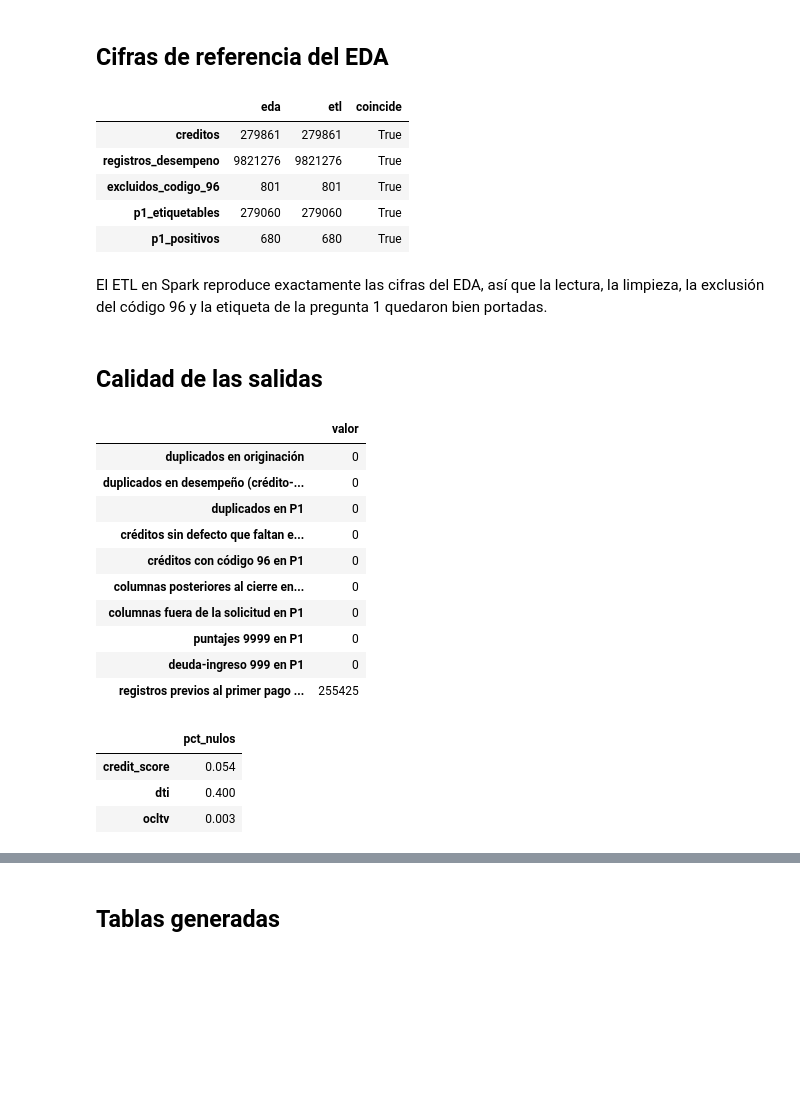
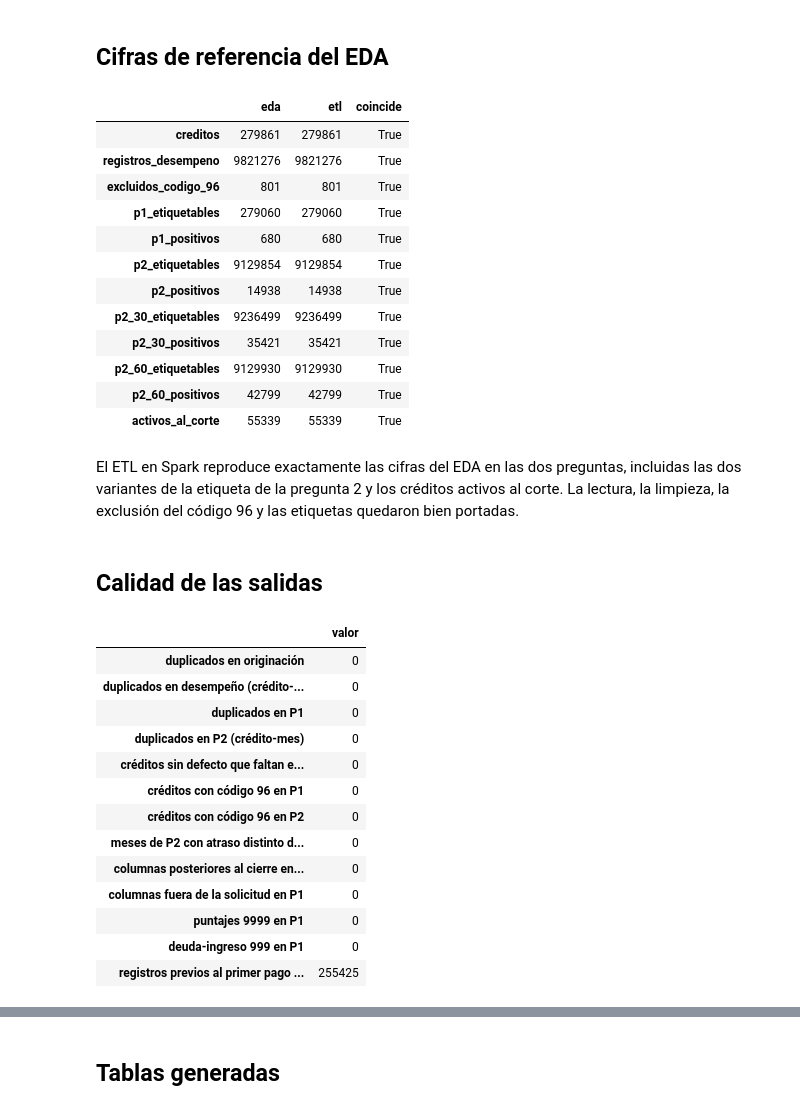
Before and after one commit to OSCARORTEGA95/Proyecto-de-Riesgo-de-Credito-Hipotecario, a Jupyter notebook: notebooks/02_etl.ipynb, the cells around one changed output, grey strips where cells are left out. Saved outputs shown, nothing was run; the diff lists cells and outputs as text; code cells hidden in the pictures; blank space fills up the shorter version.

Commit message:
etl: tabla de la pregunta 2 y tablas del tablero, escritura reproducible

```diff
--- a/notebooks/02_etl.ipynb
+++ b/notebooks/02_etl.ipynb
@@ -36,36 +59,54 @@ pd.Series(metricas, name="valor").to_frame()
 # %% [markdown]
 ## Cifras de referencia del EDA
 # %%
-referencia = {"creditos": 279861, "registros_desempeno": 9821276, "excluidos_codigo_96": 801,
-              "p1_etiquetables": 279060, "p1_positivos": 680}
+referencia = {
+    "creditos": 279861, "registros_desempeno": 9821276, "excluidos_codigo_96": 801,
+    "p1_etiquetables": 279060, "p1_positivos": 680,
+    "p2_etiquetables": 9129854, "p2_positivos": 14938,
+    "p2_30_etiquetables": 9236499, "p2_30_positivos": 35421,
+    "p2_60_etiquetables": 9129930, "p2_60_positivos": 42799,
+    "activos_al_corte": 55339,
+}
 comparacion = pd.DataFrame({"eda": referencia, "etl": {k: metricas[k] for k in referencia}})
 comparacion["coincide"] = comparacion.eda == comparacion.etl
 assert comparacion.coincide.all()
 comparacion
 # %% [output]
 |  | eda | etl | coincide |
 | creditos | 279861 | 279861 | True |
 | registros_desempeno | 9821276 | 9821276 | True |
 | excluidos_codigo_96 | 801 | 801 | True |
 | p1_etiquetables | 279060 | 279060 | True |
 | p1_positivos | 680 | 680 | True |
+| p2_etiquetables | 9129854 | 9129854 | True |
+| p2_positivos | 14938 | 14938 | True |
+| p2_30_etiquetables | 9236499 | 9236499 | True |
+| p2_30_positivos | 35421 | 35421 | True |
+| p2_60_etiquetables | 9129930 | 9129930 | True |
+| p2_60_positivos | 42799 | 42799 | True |
+| activos_al_corte | 55339 | 55339 | True |
 # %% [markdown]
-El ETL en Spark reproduce exactamente las cifras del EDA, así que la lectura, la limpieza, la exclusión del código 96 y la etiqueta de la pregunta 1 quedaron bien portadas.
+El ETL en Spark reproduce exactamente las cifras del EDA en las dos preguntas, incluidas las dos variantes de la etiqueta de la pregunta 2 y los créditos activos al corte. La lectura, la limpieza, la exclusión del código 96 y las etiquetas quedaron bien portadas.
 # %% [markdown]
 ## Calidad de las salidas
 # %%
+perf, p2 = leer["desempeno"], leer["p2"]
 sin_defecto = set(orig.loc[~orig.defecto, "loan_id"])
+defecto = spark.createDataFrame(orig.loc[orig.defecto, ["loan_id"]])
 chequeos = pd.Series({
     "duplicados en originación": orig.loan_id.duplicated().sum(),
-    "duplicados en desempeño (crédito-mes)": perf.duplicated(["loan_id", "period"]).sum(),
+    "duplicados en desempeño (crédito-mes)": perf.count() - perf.select("loan_id", "period").distinct().count(),
     "duplicados en P1": p1.loan_id.duplicated().sum(),
+    "duplicados en P2 (crédito-mes)": p2.count() - p2.select("loan_id", "period").distinct().count(),
     "créditos sin defecto que faltan en P1": len(sin_defecto - set(p1.loan_id)),
     "créditos con código 96 en P1": len(set(p1.loan_id) - sin_defecto),
-    "columnas posteriores al cierre en desempeño": len(set(esquema.POSTERIORES_AL_CIERRE) & set(pd.read_parquet(RUTAS["desempeno"]).columns)),
+    "créditos con código 96 en P2": p2.join(defecto, "loan_id").select("loan_id").distinct().count(),
+    "meses de P2 con atraso distinto de 0 o 30 días": p2.where(~F.col("dlq_num").isin(0, 1)).count(),
+    "columnas posteriores al cierre en desempeño o P2": len(set(esquema.POSTERIORES_AL_CIERRE) & set(perf.columns + p2.columns)),
     "columnas fuera de la solicitud en P1": len(set(p1.columns) - set(etl.VARIABLES_P1) - {"loan_id", "first_payment_date", "y_p1", "trimestre"}),
     "puntajes 9999 en P1": (p1.credit_score == 9999).sum(),
     "deuda-ingreso 999 en P1": (p1.dti == 999).sum(),
-    "registros previos al primer pago (edad <= 0)": (perf.edad <= 0).sum(),
+    "registros previos al primer pago (edad <= 0)": perf.where(F.col("edad") <= 0).count(),
 }, name="valor")
 chequeos.to_frame()
 # %% [output]
@@ -73,18 +114,13 @@ chequeos.to_frame()
 | duplicados en originación | 0 |
 | duplicados en desempeño (crédito-... | 0 |
 | duplicados en P1 | 0 |
+| duplicados en P2 (crédito-mes) | 0 |
 | créditos sin defecto que faltan e... | 0 |
 | créditos con código 96 en P1 | 0 |
+| créditos con código 96 en P2 | 0 |
+| meses de P2 con atraso distinto d... | 0 |
 | columnas posteriores al cierre en... | 0 |
 | columnas fuera de la solicitud en P1 | 0 |
 | puntajes 9999 en P1 | 0 |
 | deuda-ingreso 999 en P1 | 0 |
 | registros previos al primer pago ... | 255425 |
-# %%
-nulos = (100 * p1.isna().mean()).round(3)
-nulos[nulos > 0].rename("pct_nulos").to_frame()
-# %% [output]
-|  | pct_nulos |
-| credit_score | 0.054 |
-| dti | 0.400 |
-| ocltv | 0.003 |
```
Also changed, not shown: parts of 12 cells of this notebook, 8 other files.
